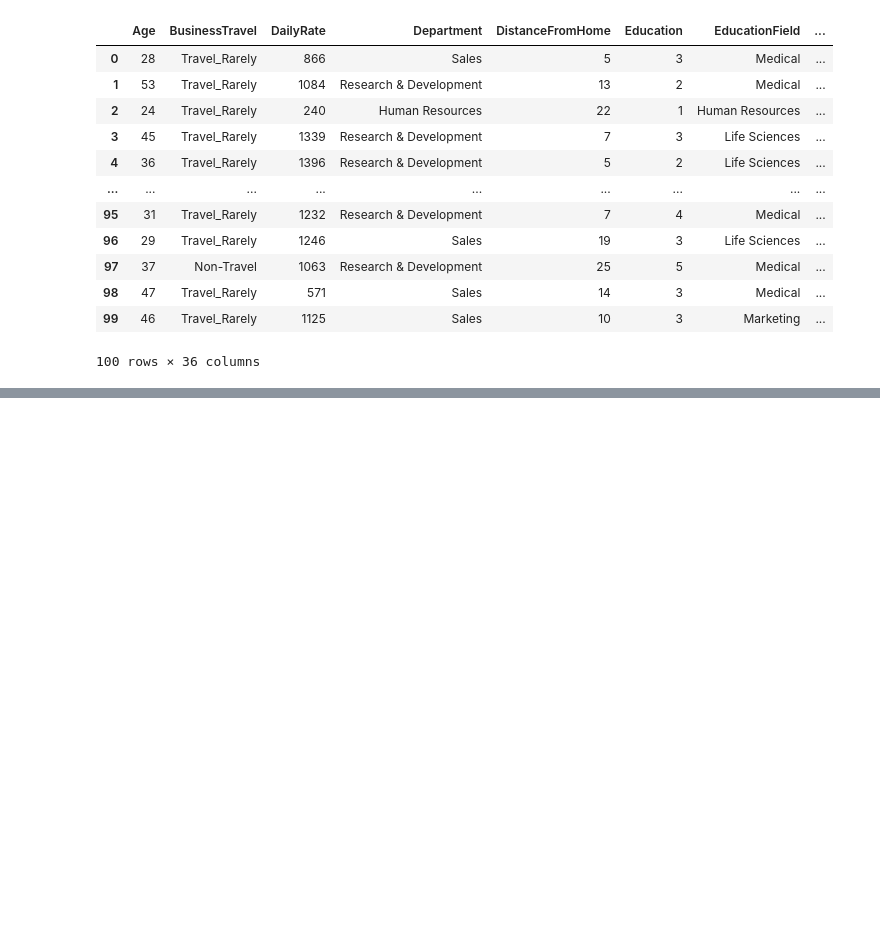
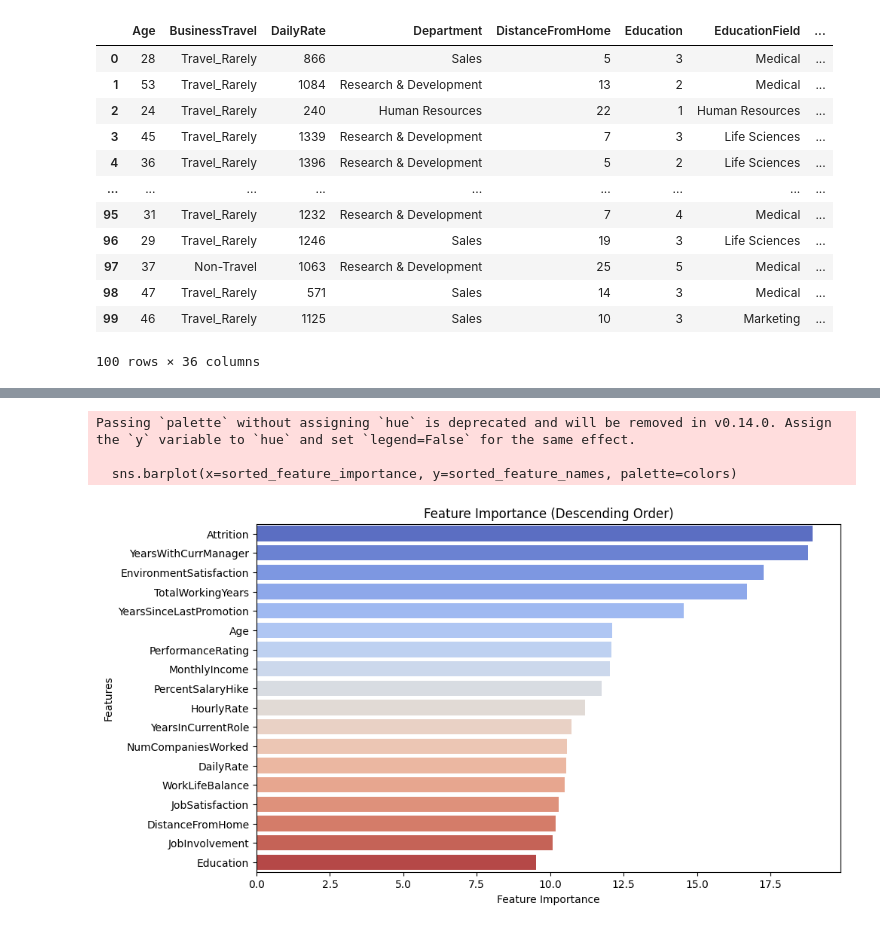
Before and after one commit to rubyghabboun/Employee_Attrition, a Jupyter notebook: employee_attrition/machine_learning_models/models_code/applying_algorithm_to_test_data1.ipynb, the cells around one changed output, grey strips where cells are left out. Cells and saved outputs as stored; diff of their text form; code cells hidden in the pictures; blank space fills up the shorter version.

```diff
--- a/employee_attrition/machine_learning_models/models_code/applying_algorithm_to_test_data1.ipynb
+++ b/employee_attrition/machine_learning_models/models_code/applying_algorithm_to_test_data1.ipynb
@@ -54,0 +86,40 @@ new_data.to_csv('/content/new_data_predicted_final.csv', index=False)
+# %%
+import matplotlib.pyplot as plt
+import seaborn as sns
+import numpy as np
+
+# Retrieve the weights of the model's layers
+layer_weights = model_timeframe.get_weights()
+
+# Retrieve the weights of the first layer
+dense_layer_weights = layer_weights[0]
+
+# Calculate the feature importance by summing up the absolute weights
+feature_importance = np.sum(np.abs(dense_layer_weights), axis=1)
+
+# Define feature names
+feature_names = ['Age', 'DistanceFromHome', 'Education', 'DailyRate', 'HourlyRate', 'JobInvolvement',
+                 'JobSatisfaction', 'MonthlyIncome', 'PercentSalaryHike', 'WorkLifeBalance',
+                 'YearsSinceLastPromotion', 'PerformanceRating', 'YearsInCurrentRole', 'YearsWithCurrManager',
+                 'EnvironmentSatisfaction', 'NumCompaniesWorked', 'TotalWorkingYears', 'Attrition']
+
+# Sort feature importance and corresponding feature names in descending order
+sorted_indices = np.argsort(feature_importance)[::-1]
+sorted_feature_names = [feature_names[i] for i in sorted_indices]
+sorted_feature_importance = feature_importance[sorted_indices]
+
+# Assign colors based on feature importance
+colors = sns.color_palette("coolwarm", len(sorted_feature_names))
+
+# Plot the feature importance with colored bars
+plt.figure(figsize=(10, 6))
+sns.barplot(x=sorted_feature_importance, y=sorted_feature_names, palette=colors)
+plt.xlabel('Feature Importance')
+plt.ylabel('Features')
+plt.title('Feature Importance (Descending Order)')
+plt.show()
+# %% [output]
+Passing `palette` without assigning `hue` is deprecated and will be removed in v0.14.0. Assign the `y` variable to `hue` and set `legend=False` for the same effect.
+
+  sns.barplot(x=sorted_feature_importance, y=sorted_feature_names, palette=colors)
+[figure, added]
```
Also changed, not shown: parts of 3 cells of this notebook.
